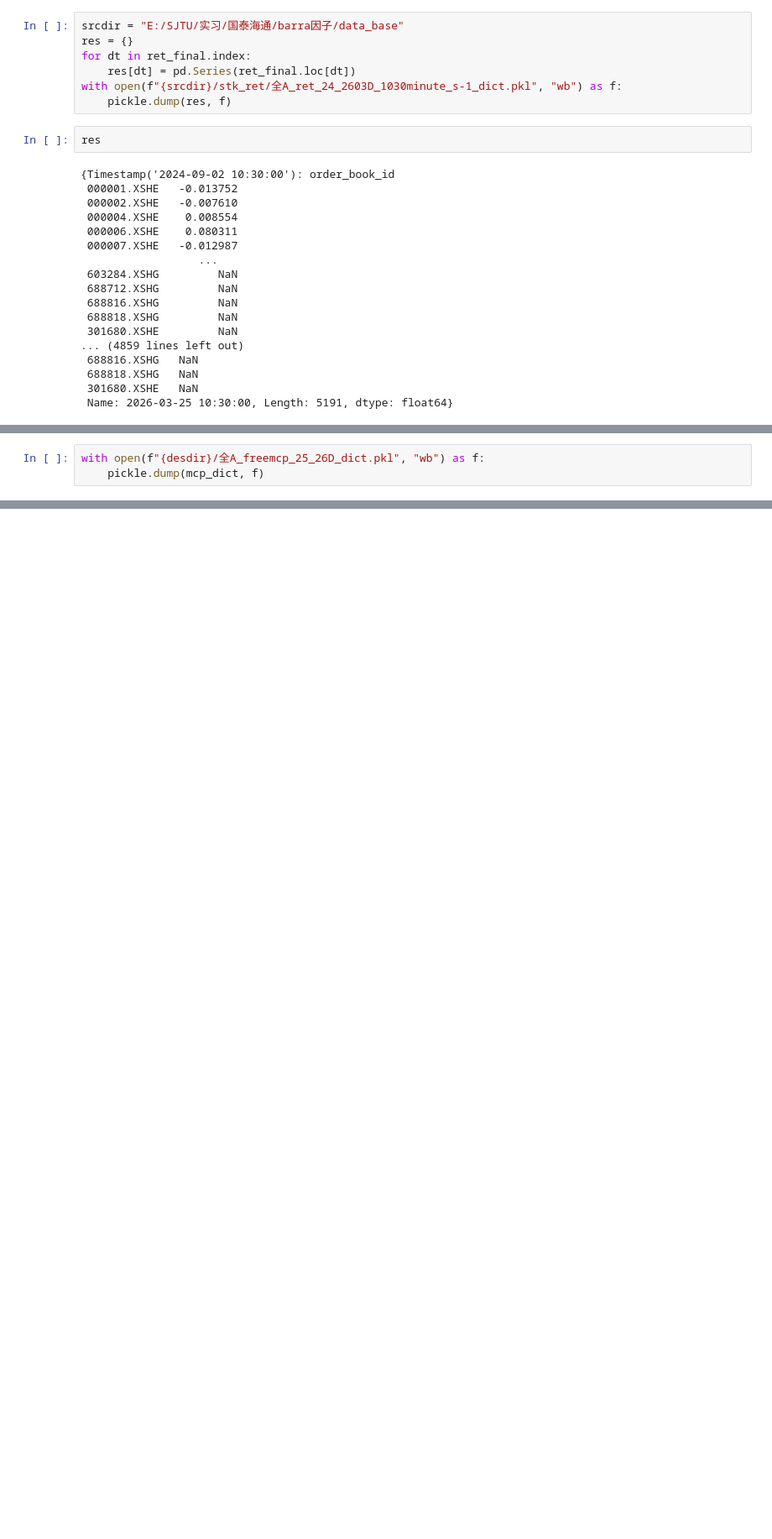
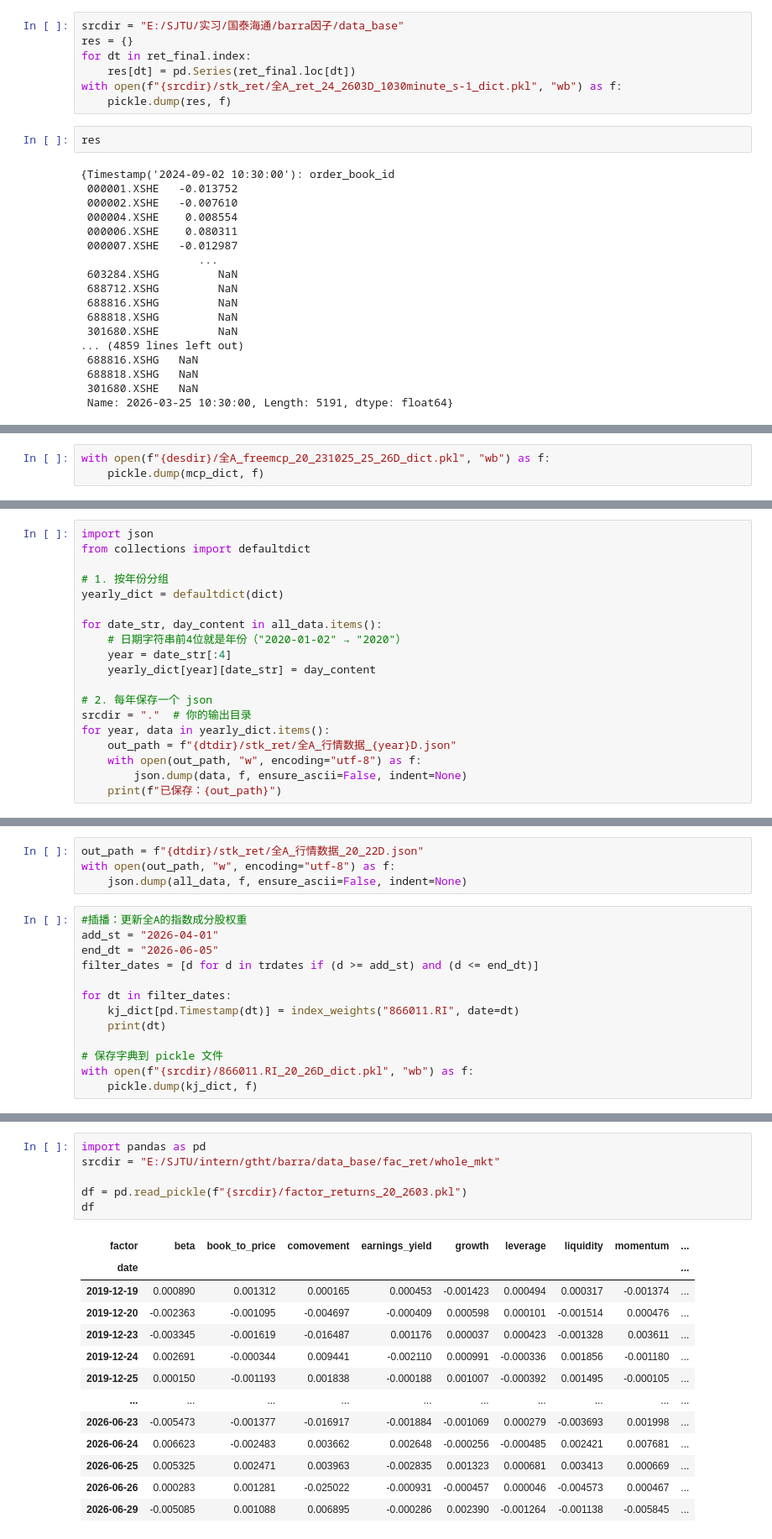
Before and after one commit to LeeSXS23456/REPOSITORY, a Jupyter notebook: data_extract.ipynb, the cells around one changed output, grey strips where cells are left out. Shown at 84% size. Drawn from its saved outputs; the diff is of its cells as text; blank space fills up the shorter version.

```diff
--- a/data_extract.ipynb
+++ b/data_extract.ipynb
@@ -878,3 +840,3 @@ for dt in filtered_dates:
 # %%
-with open(f"{desdir}/全A_freemcp_25_26D_dict.pkl", "wb") as f:
+with open(f"{desdir}/全A_freemcp_20_231025_25_26D_dict.pkl", "wb") as f:
     pickle.dump(mcp_dict, f)
@@ -880,0 +1093,19 @@ with open(f"{desdir}/全A_freemcp_25_26D_dict.pkl", "wb") as f:
+# %%
+import json
+from collections import defaultdict
+
+# 1. 按年份分组
+yearly_dict = defaultdict(dict)
+
+for date_str, day_content in all_data.items():
+    # 日期字符串前4位就是年份（"2020-01-02" → "2020"）
+    year = date_str[:4]
+    yearly_dict[year][date_str] = day_content
+
+# 2. 每年保存一个 json
+srcdir = "."  # 你的输出目录
+for year, data in yearly_dict.items():
+    out_path = f"{dtdir}/stk_ret/全A_行情数据_{year}D.json"
+    with open(out_path, "w", encoding="utf-8") as f:
+        json.dump(data, f, ensure_ascii=False, indent=None)
+    print(f"已保存：{out_path}")
@@ -880,0 +1117,17 @@ with open(f"{desdir}/全A_freemcp_25_26D_dict.pkl", "wb") as f:
+# %%
+out_path = f"{dtdir}/stk_ret/全A_行情数据_20_22D.json"
+with open(out_path, "w", encoding="utf-8") as f:
+    json.dump(all_data, f, ensure_ascii=False, indent=None)
+# %%
+#插播：更新全A的指数成分股权重
+add_st = "2026-04-01"
+end_dt = "2026-06-05"
+filter_dates = [d for d in trdates if (d >= add_st) and (d <= end_dt)]
+
+for dt in filter_dates:
+    kj_dict[pd.Timestamp(dt)] = index_weights("866011.RI", date=dt)
+    print(dt)
+
+# 保存字典到 pickle 文件
+with open(f"{srcdir}/866011.RI_20_26D_dict.pkl", "wb") as f:
+    pickle.dump(kj_dict, f)
@@ -880,0 +1236,20 @@ with open(f"{desdir}/全A_freemcp_25_26D_dict.pkl", "wb") as f:
+# %%
+import pandas as pd
+srcdir = "E:/SJTU/intern/gtht/barra/data_base/fac_ret/whole_mkt"
+
+df = pd.read_pickle(f"{srcdir}/factor_returns_20_2603.pkl")
+df
+# %% [output]
+| factor | beta | book_to_price | comovement | earnings_yield | growth | leverage | liquidity | momentum | ... |
+| date |  |  |  |  |  |  |  |  | ... |
+| 2019-12-19 | 0.000890 | 0.001312 | 0.000165 | 0.000453 | -0.001423 | 0.000494 | 0.000317 | -0.001374 | ... |
+| 2019-12-20 | -0.002363 | -0.001095 | -0.004697 | -0.000409 | 0.000598 | 0.000101 | -0.001514 | 0.000476 | ... |
+| 2019-12-23 | -0.003345 | -0.001619 | -0.016487 | 0.001176 | 0.000037 | 0.000423 | -0.001328 | 0.003611 | ... |
+| 2019-12-24 | 0.002691 | -0.000344 | 0.009441 | -0.002110 | 0.000991 | -0.000336 | 0.001856 | -0.001180 | ... |
+| 2019-12-25 | 0.000150 | -0.001193 | 0.001838 | -0.000188 | 0.001007 | -0.000392 | 0.001495 | -0.000105 | ... |
+| ... | ... | ... | ... | ... | ... | ... | ... | ... | ... |
+| 2026-06-23 | -0.005473 | -0.001377 | -0.016917 | -0.001884 | -0.001069 | 0.000279 | -0.003693 | 0.001998 | ... |
+| 2026-06-24 | 0.006623 | -0.002483 | 0.003662 | 0.002648 | -0.000256 | -0.000485 | 0.002421 | 0.007681 | ... |
+| 2026-06-25 | 0.005325 | 0.002471 | 0.003963 | -0.002835 | 0.001323 | 0.000681 | 0.003413 | 0.000669 | ... |
+| 2026-06-26 | 0.000283 | 0.001281 | -0.025022 | -0.000931 | -0.000457 | 0.000046 | -0.004573 | 0.000467 | ... |
+| 2026-06-29 | -0.005085 | 0.001088 | 0.006895 | -0.000286 | 0.002390 | -0.001264 | -0.001138 | -0.005845 | ... |
```
Also changed, not shown: parts of 29 cells of this notebook.
